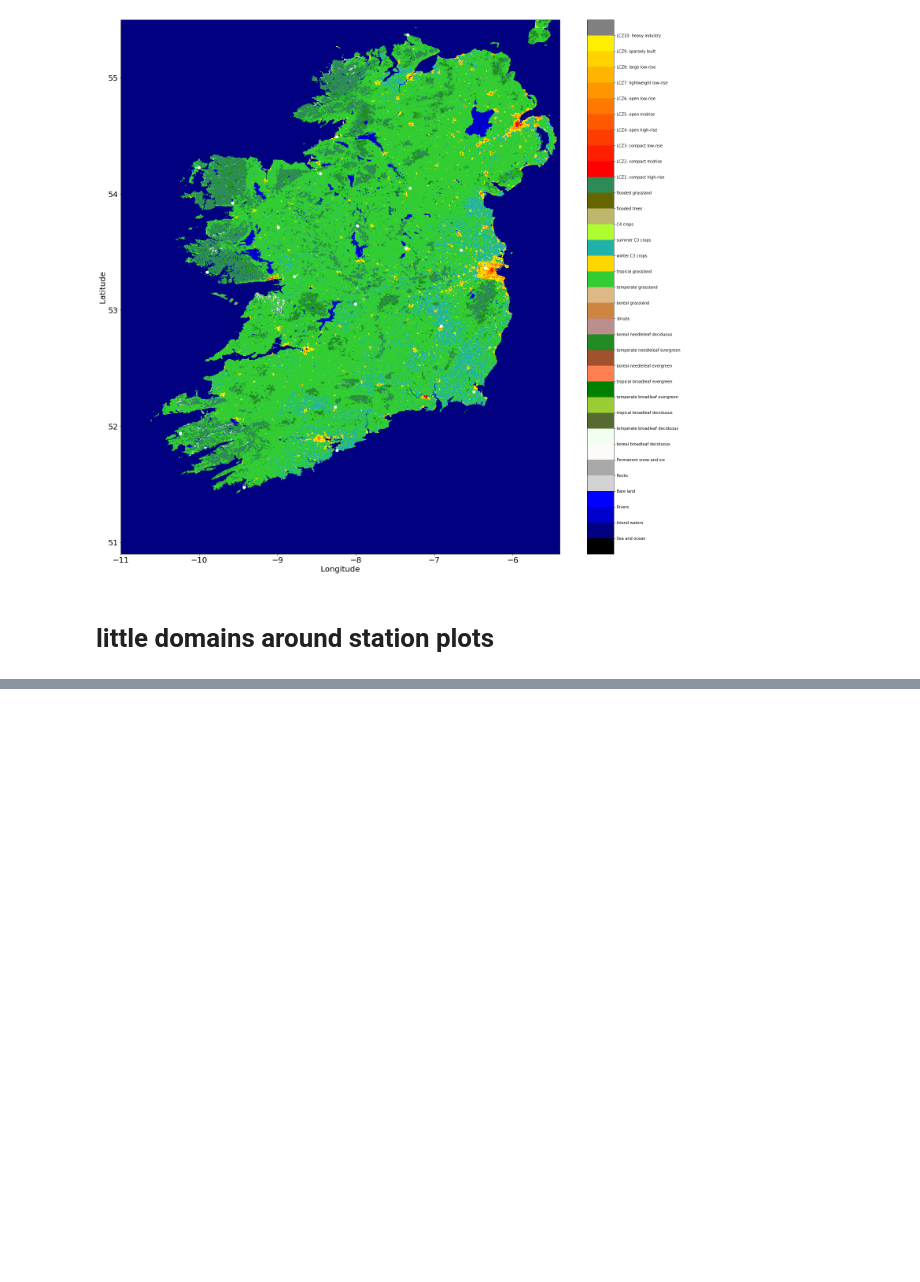
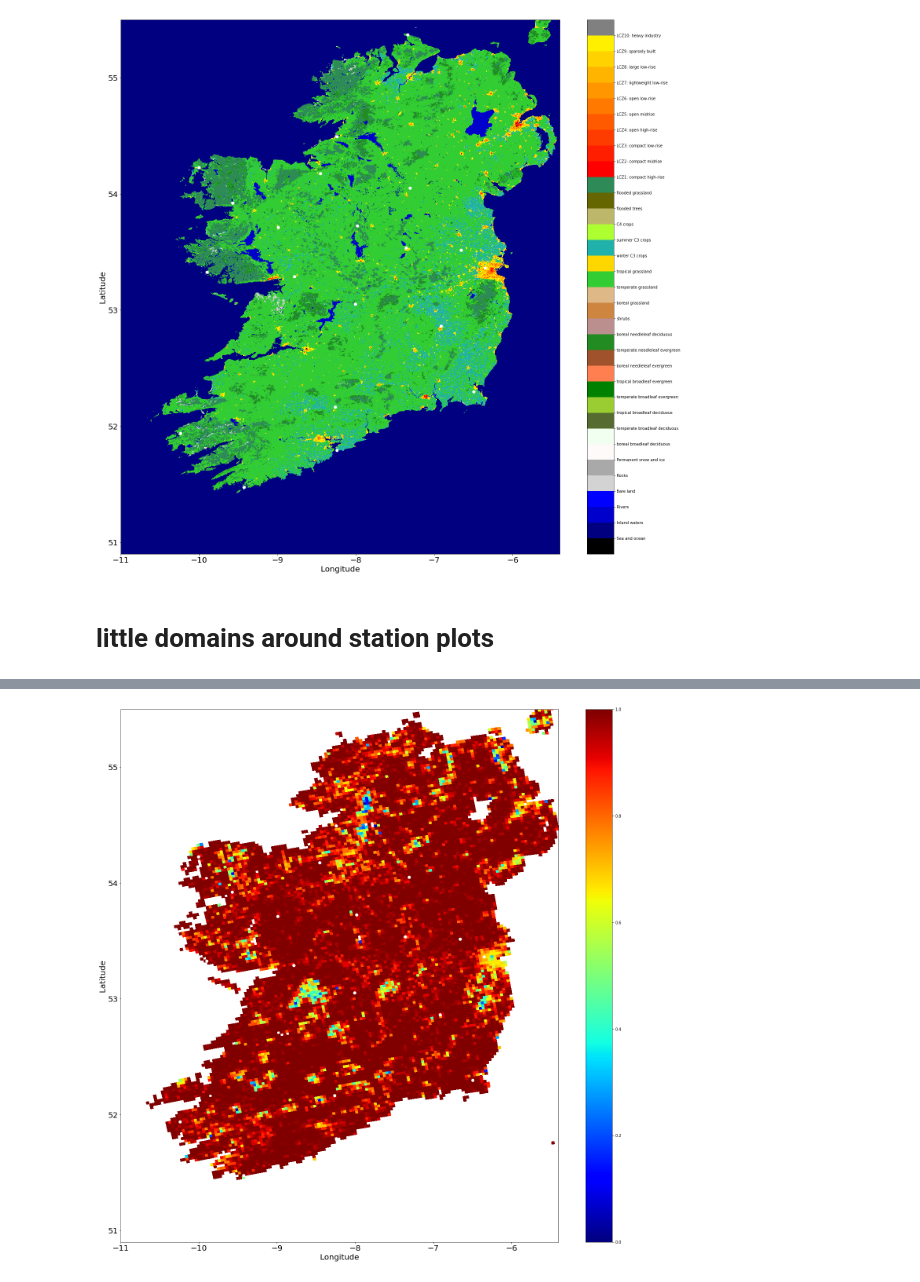
Before and after one commit to gbessardon/patches, a Jupyter notebook: Stations_patches.ipynb, the cells around one changed output, grey strips where cells are left out. Saved outputs shown, nothing was run; the diff lists cells and outputs as text; code cells hidden in the pictures; blank space fills up the shorter version.

```diff
--- a/Stations_patches.ipynb
+++ b/Stations_patches.ipynb
@@ -227,0 +233,21 @@ cb.set_ticklabels(covername)
+# %%
+import pygrib
+patchgrib='/mnt/g/ECOCLIMAP/patch_info.grib'
+# %%
+grbs=pygrib.open(patchgrib)
+grb=grbs.message(1)
+data, lats, lons=grb.data()
+# %%
+fig = plt.figure(figsize=(25, 25))
+ax=fig.gca()
+c=ax.pcolormesh(lons,lats,data,cmap=plt.cm.jet,vmin=0,vmax=1)
+sc=ax.scatter(LON,LAT,s=50,c='w')
+ax.set_xlim(np.min(LONSG),np.max(LONSG))
+ax.set_ylim(np.min(LATSG),np.max(LATSG))
+cb=plt.colorbar(c)
+ax.set_xlabel('Longitude',fontsize=20)
+ax.set_ylabel('Latitude',fontsize=20)
+ax.xaxis.set_tick_params(labelsize=20)
+ax.yaxis.set_tick_params(labelsize=20)
+# %% [output]
+[figure, added]
```
Also changed, not shown: parts of 8 cells of this notebook.
